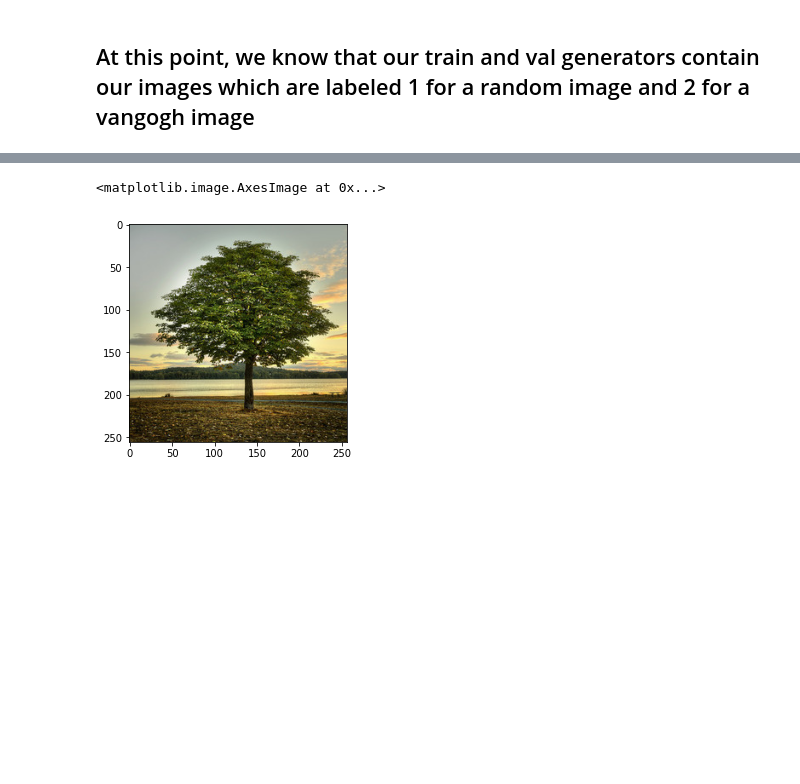
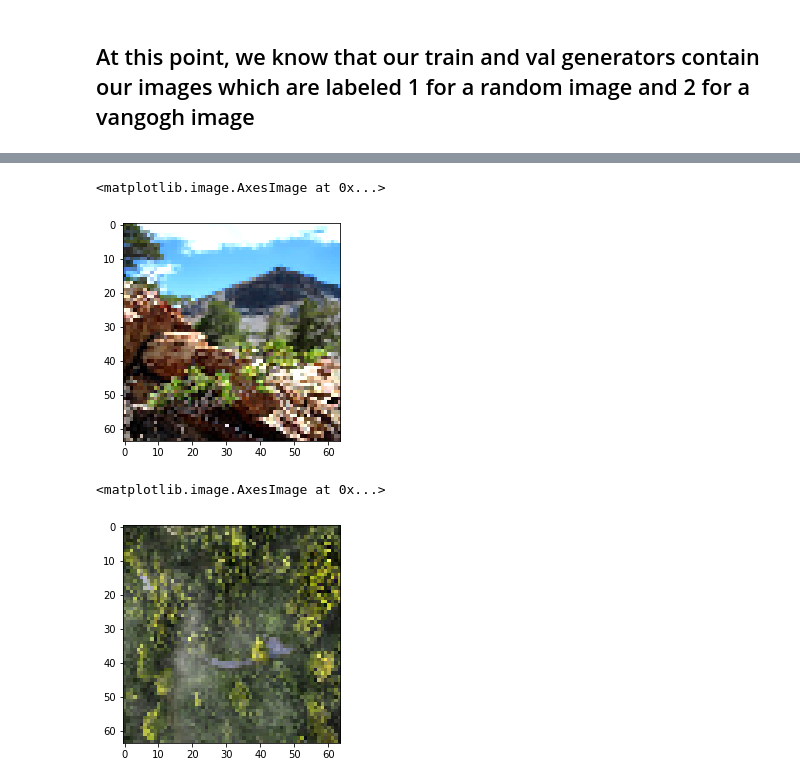
Before and after one commit to mycicle/cpe695, a Jupyter notebook: assignments/final_project/latent_transfer.ipynb, the cells around one changed output, grey strips where cells are left out. Cells and saved outputs as stored; diff of their text form; code cells hidden in the pictures; blank space fills up the shorter version.

```diff
--- a/assignments/final_project/latent_transfer.ipynb
+++ b/assignments/final_project/latent_transfer.ipynb
@@ -64,7 +64,7 @@ pt.imshow(load_random_image(vangogh_image_dir, "*.jpg"))
 # %% [markdown]
 ## Time to define the data generators
 # %%
-BATCH_SIZE = 24
+BATCH_SIZE = 64
 BUFFER_SIZE = 64
 DATASET_SIZE = len(list_files(random_image_dir, "*.jpg")) + len(list_files(vangogh_image_dir, "*.jpg"))
 # %%
@@ -353,6 +329,11 @@ WARNING:tensorflow:No training configuration found in save file, so the model wa
 # %%
-pt.imshow(im[0, ...])
+pt.imshow(im[0][0, ...])
 # %% [output]
 <matplotlib.image.AxesImage at 0x...>
-[figure, old version]
+[figure, new version]
+# %%
+pt.imshow(im[2][0, ...])
+# %% [output]
+<matplotlib.image.AxesImage at 0x...>
+[figure, added]
 # %%
```
Also changed, not shown: parts of 23 cells of this notebook, 1 other file.
